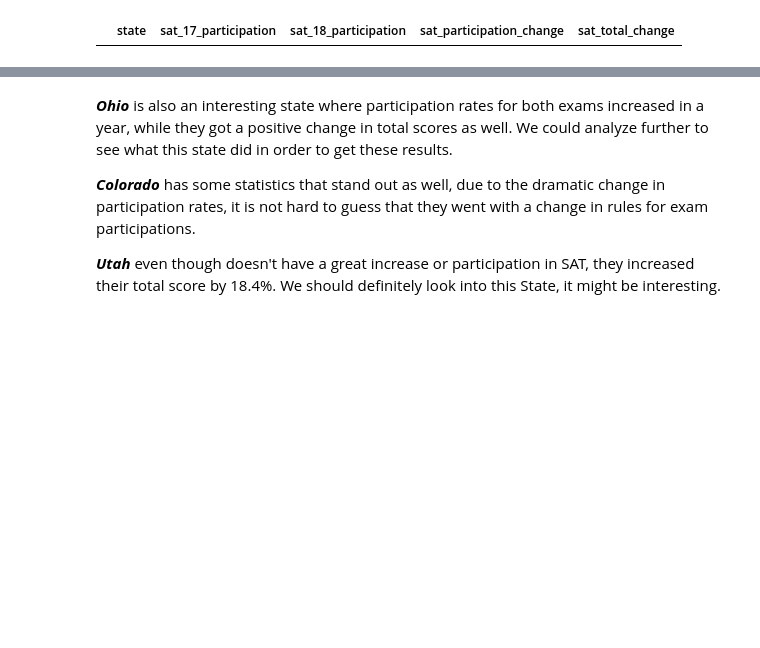
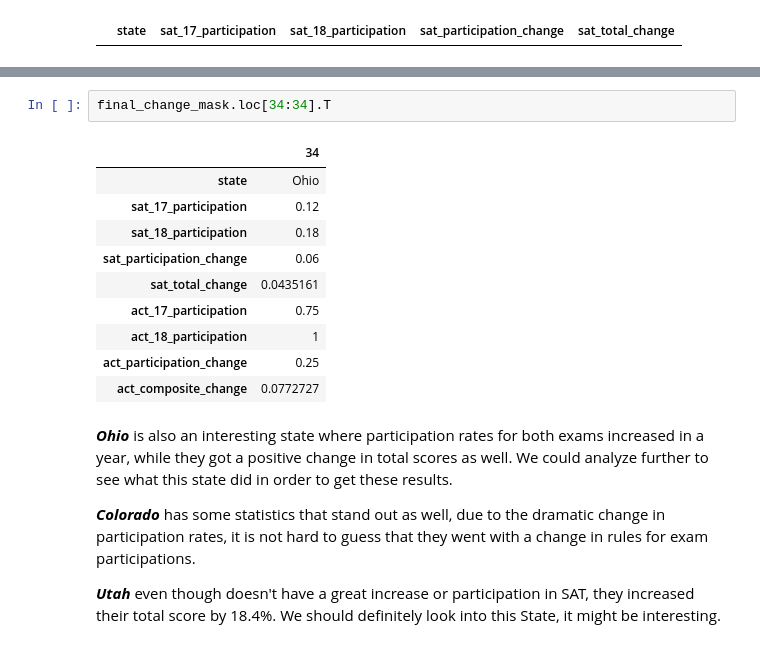
Before and after one commit to ataakca/sat-data-exploration, a Jupyter notebook: code/Project_Analysis.ipynb, the cells around one changed output, grey strips where cells are left out. Saved outputs shown, nothing was run; the diff lists cells and outputs as text; blank space fills up the shorter version.

```diff
--- a/code/Project_Analysis.ipynb
+++ b/code/Project_Analysis.ipynb
@@ -933,6 +933,19 @@ final_change_mask.sort_values(by='sat_total_change',ascending=False).head(15)
 | 11 | Idaho | 0.93 | 1.00 | 0.07 | 0.003980 | ... |
 | 26 | Nebraska | 0.03 | 0.03 | 0.00 | 0.000798 | ... |
 | 13 | Indiana | 0.63 | 0.63 | 0.00 | 0.000000 | ... |
+# %%
+final_change_mask.loc[34:34].T
+# %% [output]
+|  | 34 |
+| state | Ohio |
+| sat_17_participation | 0.12 |
+| sat_18_participation | 0.18 |
+| sat_participation_change | 0.06 |
+| sat_total_change | 0.0435161 |
+| act_17_participation | 0.75 |
+| act_18_participation | 1 |
+| act_participation_change | 0.25 |
+| act_composite_change | 0.0772727 |
 # %% [markdown]
 ***Ohio*** is also an interesting state where participation rates for both exams increased in a year, while they got a positive change in total scores as well. We could analyze further to see what this state did in order to get these results.
 
```
Also changed, not shown: parts of 2 cells of this notebook, 5 other files.
